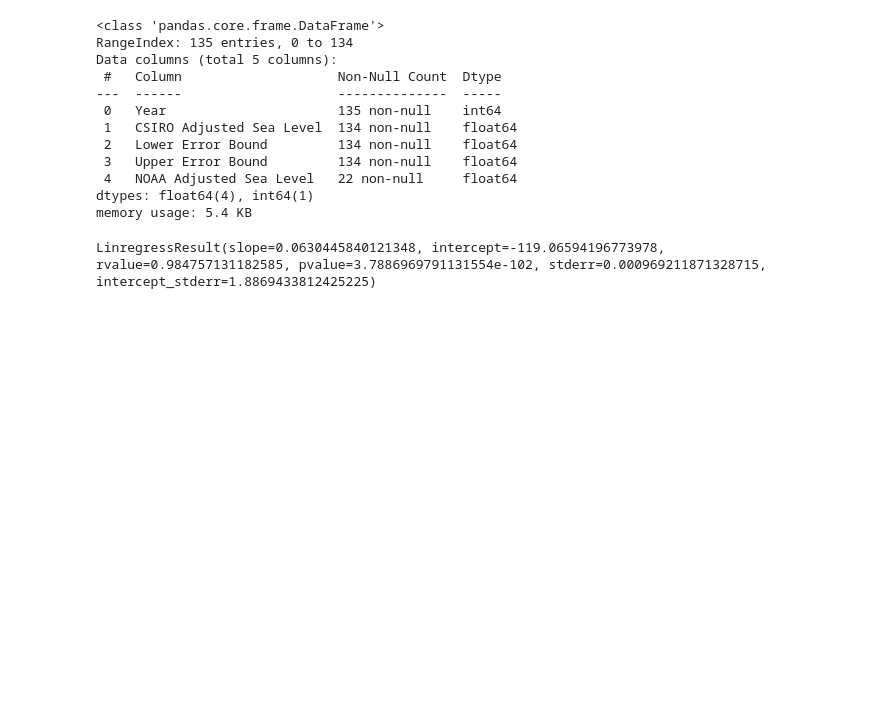
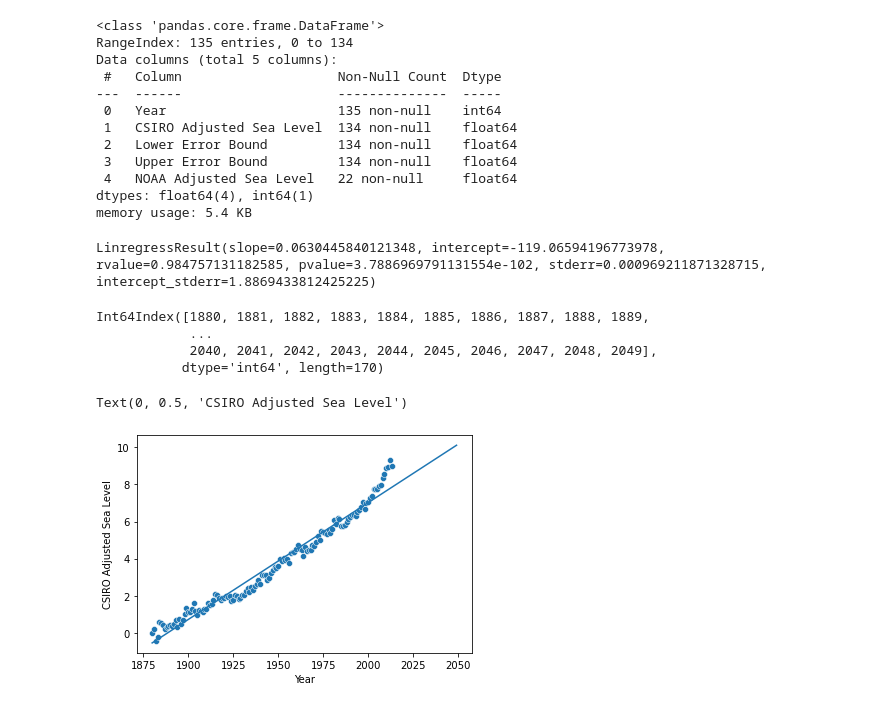
Before and after one commit to RamonPuon/Sea-Level-Predictor, a Jupyter notebook: notebooks/Sea_level_predictor.ipynb, the cells around one changed output. Cells and saved outputs as stored; diff of their text form; code cells hidden in the pictures; blank space fills up the shorter version.

Commit message:
line plot

```diff
--- a/notebooks/Sea_level_predictor.ipynb
+++ b/notebooks/Sea_level_predictor.ipynb
@@ -80,3 +80,21 @@ regression = linregress(np.asarray(df["Year"]), np.asarray(df['CSIRO Adjusted Se
 regression
 # %% [output]
 LinregressResult(slope=0.0630445840121348, intercept=-119.06594196773978, rvalue=0.984757131182585, pvalue=3.7886969791131554e-102, stderr=0.000969211871328715, intercept_stderr=1.8869433812425225)
+# %%
+x_range = pd.date_range(start = "1880", end="2050", freq='Y')
+# %%
+x_range_year = pd.DatetimeIndex(x_range).year
+x_range_year
+# %% [output]
+Int64Index([1880, 1881, 1882, 1883, 1884, 1885, 1886, 1887, 1888, 1889,
+            ...
+            2040, 2041, 2042, 2043, 2044, 2045, 2046, 2047, 2048, 2049],
+           dtype='int64', length=170)
+# %%
+sns.scatterplot(data=df, x="Year", y= "CSIRO Adjusted Sea Level")
+plt.plot(np.asarray(x_range_year), np.asarray(x_range_year)*regression.slope+regression.intercept)
+plt.xlabel("Year")
+plt.ylabel("CSIRO Adjusted Sea Level")
+# %% [output]
+Text(0, 0.5, 'CSIRO Adjusted Sea Level')
+[figure, added]
```
